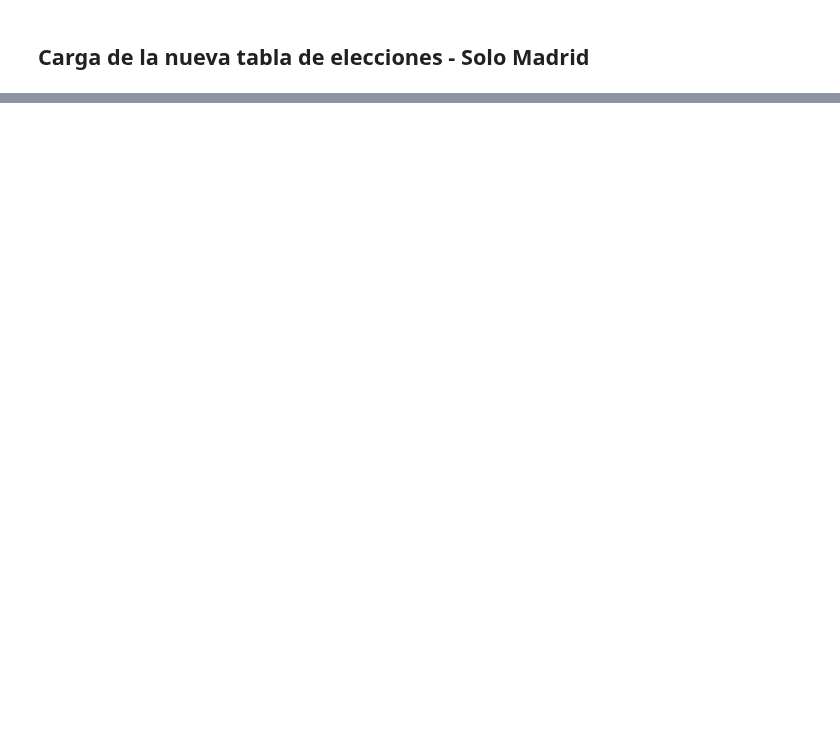
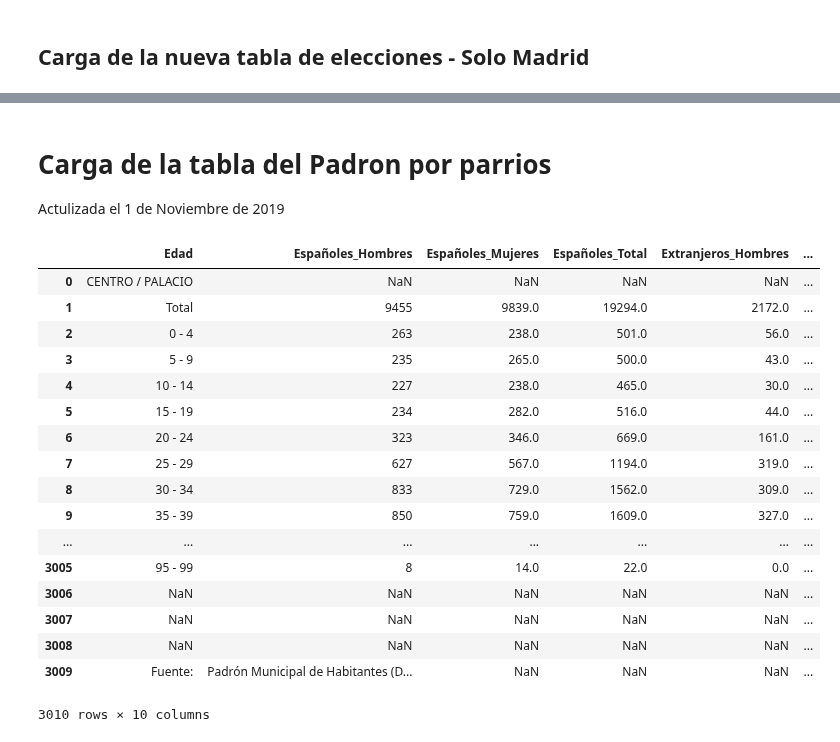
Before and after one commit to InmaLatorre/G3_ProyectoPython, a Jupyter notebook: MAIN.ipynb, the cells around one changed output, grey strips where cells are left out. Cells and saved outputs as stored; diff of their text form; code cells hidden in the pictures; blank space fills up the shorter version.

```diff
--- a/MAIN.ipynb
+++ b/MAIN.ipynb
@@ -95,0 +73,26 @@ municipios
+# %% [markdown]
+# Carga de la tabla del Padron por parrios
+Actulizada el 1 de Noviembre de 2019
+# %%
+
+padron = pd.read_excel("resources/padron_barrios.xls")
+padron
+# %% [output]
+|  | Edad | Españoles_Hombres | Españoles_Mujeres | Españoles_Total | Extranjeros_Hombres | ... |
+| 0 | CENTRO / PALACIO | NaN | NaN | NaN | NaN | ... |
+| 1 | Total | 9455 | 9839.0 | 19294.0 | 2172.0 | ... |
+| 2 | 0 - 4 | 263 | 238.0 | 501.0 | 56.0 | ... |
+| 3 | 5 - 9 | 235 | 265.0 | 500.0 | 43.0 | ... |
+| 4 | 10 - 14 | 227 | 238.0 | 465.0 | 30.0 | ... |
+| 5 | 15 - 19 | 234 | 282.0 | 516.0 | 44.0 | ... |
+| 6 | 20 - 24 | 323 | 346.0 | 669.0 | 161.0 | ... |
+| 7 | 25 - 29 | 627 | 567.0 | 1194.0 | 319.0 | ... |
+| 8 | 30 - 34 | 833 | 729.0 | 1562.0 | 309.0 | ... |
+| 9 | 35 - 39 | 850 | 759.0 | 1609.0 | 327.0 | ... |
+| ... | ... | ... | ... | ... | ... | ... |
+| 3005 | 95 - 99 | 8 | 14.0 | 22.0 | 0.0 | ... |
+| 3006 | NaN | NaN | NaN | NaN | NaN | ... |
+| 3007 | NaN | NaN | NaN | NaN | NaN | ... |
+| 3008 | NaN | NaN | NaN | NaN | NaN | ... |
+| 3009 | Fuente: | Padrón Municipal de Habitantes (D... | NaN | NaN | NaN | ... |
+3010 rows × 10 columns
```
Also changed, not shown: parts of 4 cells of this notebook.
